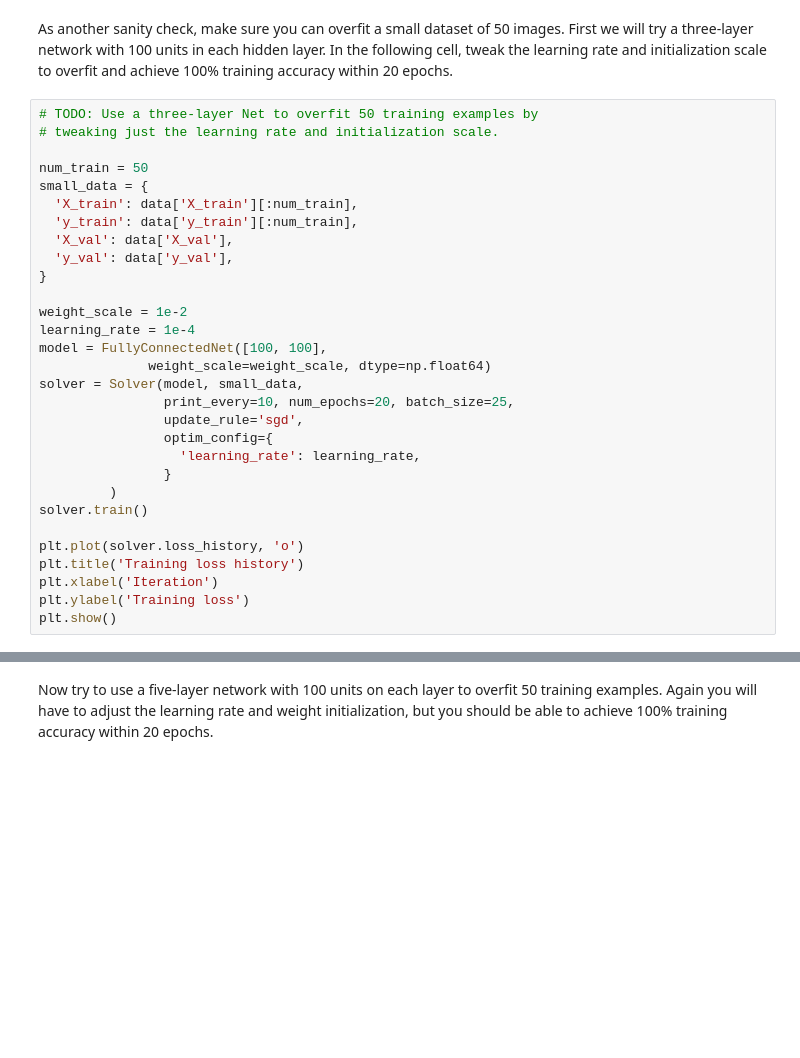
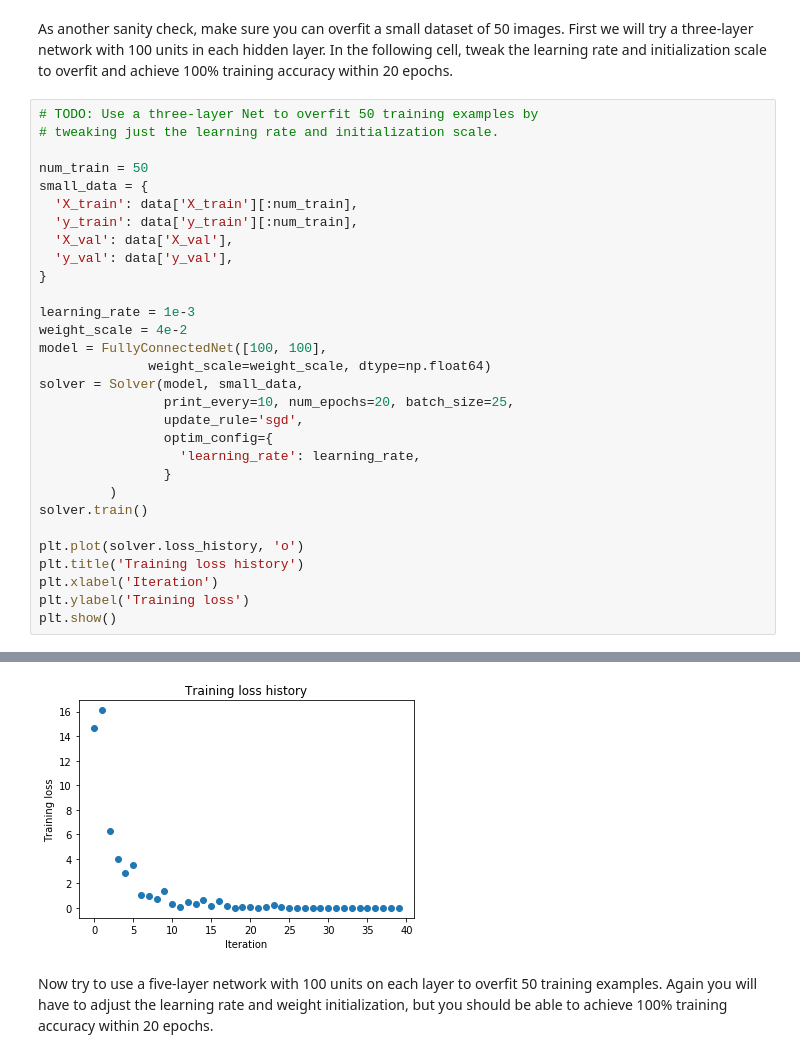
Before and after one commit to wintersone/cs231n, a Jupyter notebook: assignment2/FullyConnectedNets.ipynb, the cells around one changed output, grey strips where cells are left out. Drawn from its saved outputs; the diff is of its cells as text; blank space fills up the shorter version.

```diff
--- a/assignment2/FullyConnectedNets.ipynb
+++ b/assignment2/FullyConnectedNets.ipynb
@@ -433,8 +450,8 @@ small_data = {
   'y_val': data['y_val'],
 }
 
-weight_scale = 1e-2
-learning_rate = 1e-4
+learning_rate = 1e-3
+weight_scale = 4e-2
 model = FullyConnectedNet([100, 100],
               weight_scale=weight_scale, dtype=np.float64)
 solver = Solver(model, small_data,
@@ -451,3 +468,4 @@ plt.title('Training loss history')
 plt.xlabel('Iteration')
 plt.ylabel('Training loss')
 plt.show()
+# %% [output]
@@ -454,3 +489,4 @@ plt.show()
+[figure, added]
 # %% [markdown]
 Now try to use a five-layer network with 100 units on each layer to overfit 50 training examples. Again you will have to adjust the learning rate and weight initialization, but you should be able to achieve 100% training accuracy within 20 epochs.
 # %%
```
Also changed, not shown: parts of 12 cells of this notebook, 2 other files.
